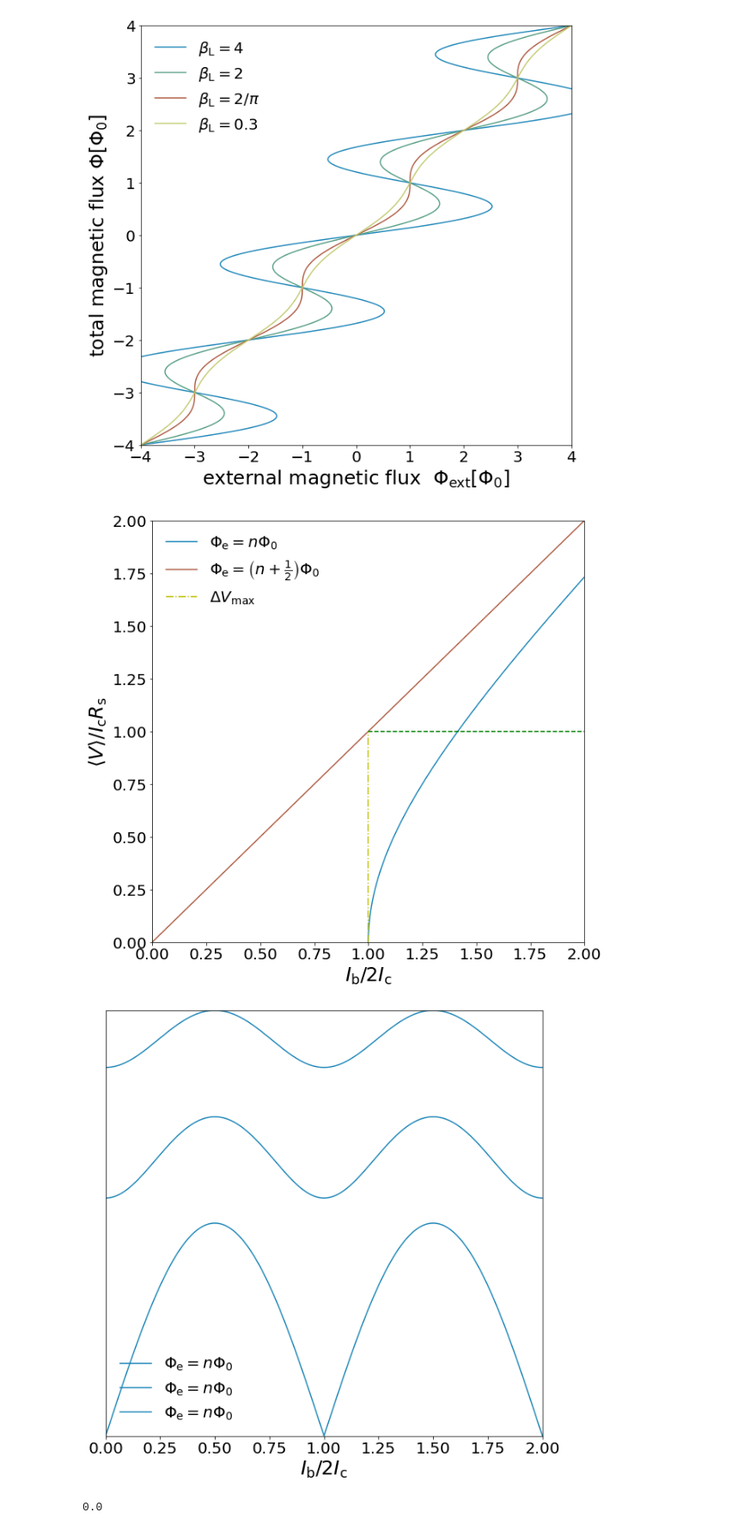
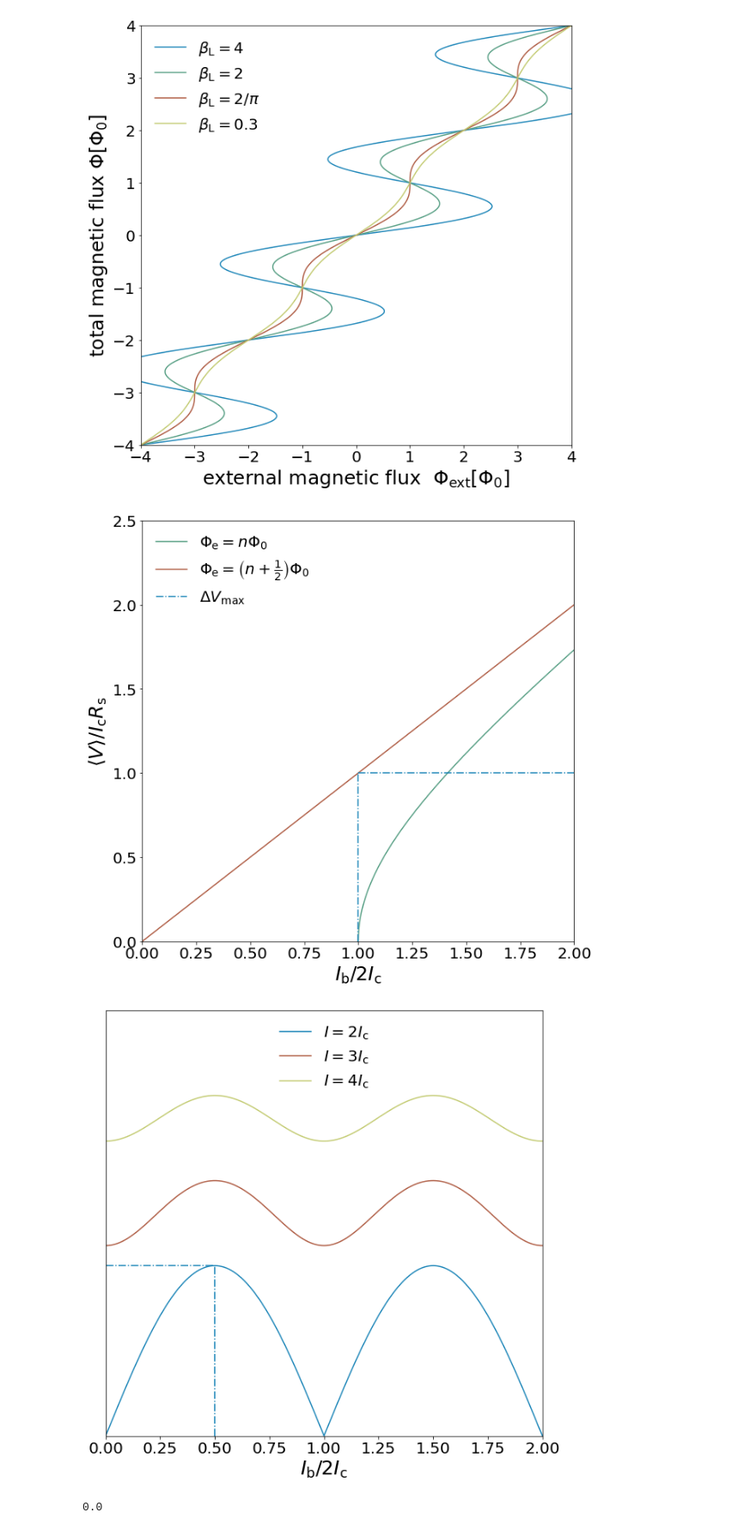
Before and after one commit to nkahne/Master-Thesis, a Jupyter notebook: Figures/literature_plots.ipynb, the cells around one changed output. Shown at 86% size. Saved outputs shown, nothing was run; the diff lists cells and outputs as text; code cells hidden in the pictures.

```diff
--- a/Figures/literature_plots.ipynb
+++ b/Figures/literature_plots.ipynb
@@ -131,37 +131,37 @@ Rs = 6
 def IV(x,phi_e):
         return Ic*Rs*np.sqrt((x/(2*Ic))**2-np.round(np.cos(np.pi*phi_e/phi_0), decimals=10)**2)
 f, ax = plt.subplots()
-ax.plot((I+2*Ic)/(2*Ic),IV(I+2*Ic,phi_0)/(Ic*Rs), color='#1b85b8', label=r'$\Phi_{\rm e}=n\Phi_0$')
+ax.plot((I+2*Ic)/(2*Ic),IV(I+2*Ic,phi_0)/(Ic*Rs), color='#559e83', label=r'$\Phi_{\rm e}=n\Phi_0$')
 ax.plot(I/(2*Ic),IV(I,0.5*phi_0)/(Ic*Rs), color='#ae5a41', label=r'$\Phi_{\rm e}=\left(n+\frac{1}{2}\right)\Phi_0$')
-ax.set_ylim(0,2)
+ax.set_ylim(0,2.5)
 ax.set_xlim(0,2)
 ax.set_ylabel(r'$\langle V \rangle / I_{\rm c}R_{\rm s}$')
 ax.set_xlabel(r'$I_{\rm b} / 2I_{\rm c}$')
-ax.axvline(x=1, ymin=0, ymax=0.5, label=r'$\Delta V_{\rm max}$', ls='-.', c='y')
-ax.axhline(y=1, xmin=0.5, xmax=1, ls='--', c='g')
+ax.axvline(x=1, ymin=0, ymax=0.4, label=r'$\Delta V_{\rm max}$', ls='-.', c='#1b85b8')
+ax.axhline(y=1, xmin=0.5, xmax=1, ls='-.', c='#1b85b8')
 ax.legend(frameon=False)
 plt.savefig('IV.pdf')
 plt.show()
 # %% [output]
-[figure, old version]
+[figure, new version]
 # %%
 f, ax = plt.subplots()
-ax.plot(phi/phi_0,IV(2*Ic,phi)/(Ic*Rs), color='#1b85b8', label=r'$\Phi_{\rm e}=n\Phi_0$')
-ax.plot(phi/phi_0,IV(3*Ic,phi)/(Ic*Rs), color='#1b85b8', label=r'$\Phi_{\rm e}=n\Phi_0$')
-ax.plot(phi/phi_0,IV(4*Ic,phi)/(Ic*Rs), color='#1b85b8', label=r'$\Phi_{\rm e}=n\Phi_0$')
+ax.plot(phi/phi_0,IV(2*Ic,phi)/(Ic*Rs), color='#1b85b8', label=r'$I=2I_{\rm c}$')
+ax.plot(phi/phi_0,IV(3*Ic,phi)/(Ic*Rs), color='#ae5a41', label=r'$I=3I_{\rm c}$')
+ax.plot(phi/phi_0,IV(4*Ic,phi)/(Ic*Rs), color='#c3cb71', label=r'$I=4I_{\rm c}$')
 
-ax.set_ylim(0,2)
+ax.set_ylim(0,2.5)
 ax.set_xlim(0,2)
 ax.set_yticks([])
 #ax.set_ylabel(r'$\langle V \rangle / I_{\rm c}R_{\rm s}$')
 ax.set_xlabel(r'$I_{\rm b} / 2I_{\rm c}$')
-#ax.axvline(x=1, ymin=0, ymax=0.5, label=r'$\Delta V_{\rm max}$', ls='-.', c='y')
-#ax.axhline(y=1, xmin=0.5, xmax=1, ls='--', c='g')
+ax.axvline(x=0.5, ymin=0, ymax=0.4, ls='-.', c='#1b85b8')
+ax.axhline(y=1, xmin=0, xmax=0.25, ls='-.', c='#1b85b8')
 ax.legend(frameon=False)
 plt.savefig('VPhi.pdf')
 plt.show()
 # %% [output]
-[figure, old version]
+[figure, new version]
 # %%
 np.min(IV(2*Ic,0)/(Ic*Rs))
 # %% [output]
```
Also changed, not shown: 3 other files.
